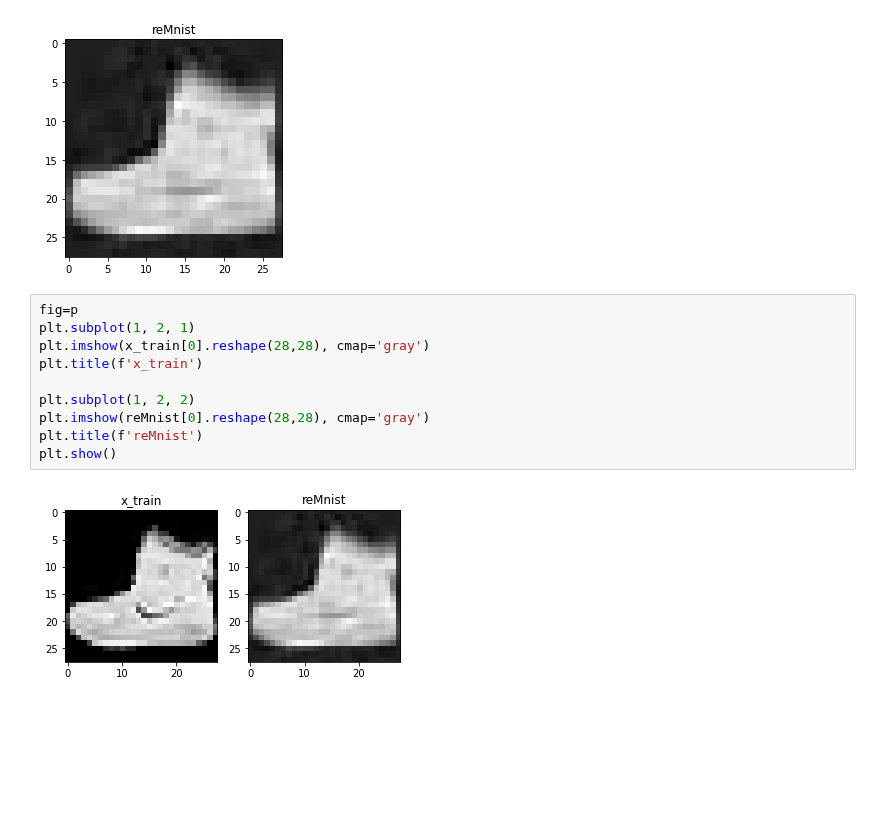
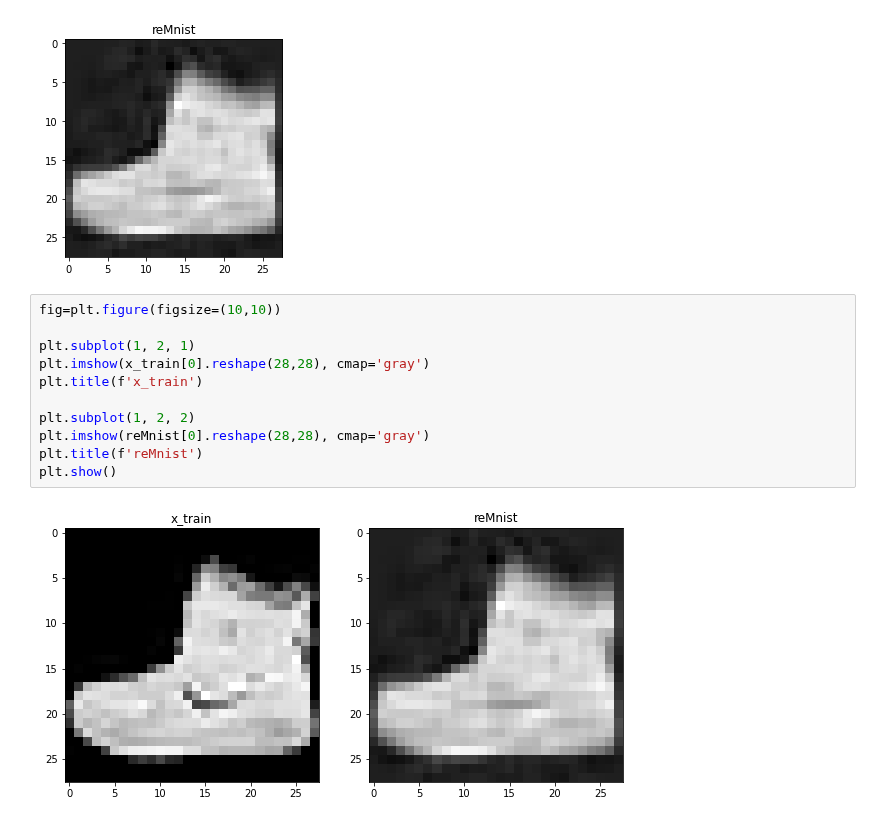
Before and after one commit to HoJin1014/KNU-BIGDATA-study, a Jupyter notebook: 2022.09.19/ex_pca_mnist.ipynb, the cells around one changed output. Cells and saved outputs as stored; diff of their text form; blank space fills up the shorter version.

```diff
--- a/2022.09.19/ex_pca_mnist.ipynb
+++ b/2022.09.19/ex_pca_mnist.ipynb
@@ -165,14 +165,15 @@ plt.show()
 # %% [output]
 [figure]
 # %%
-fig=p
+fig=plt.figure(figsize=(10,10))
+
 plt.subplot(1, 2, 1)
 plt.imshow(x_train[0].reshape(28,28), cmap='gray')
 plt.title(f'x_train')
 
 plt.subplot(1, 2, 2)
 plt.imshow(reMnist[0].reshape(28,28), cmap='gray')
 plt.title(f'reMnist')
 plt.show()
 # %% [output]
-[figure, old version]
+[figure, new version]
```
